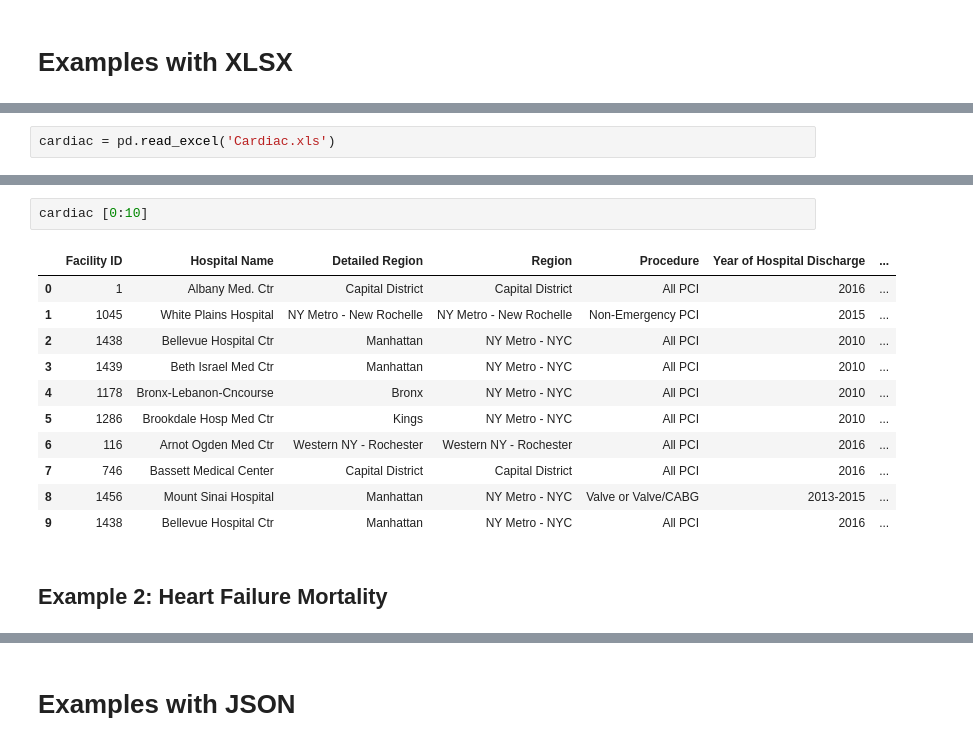
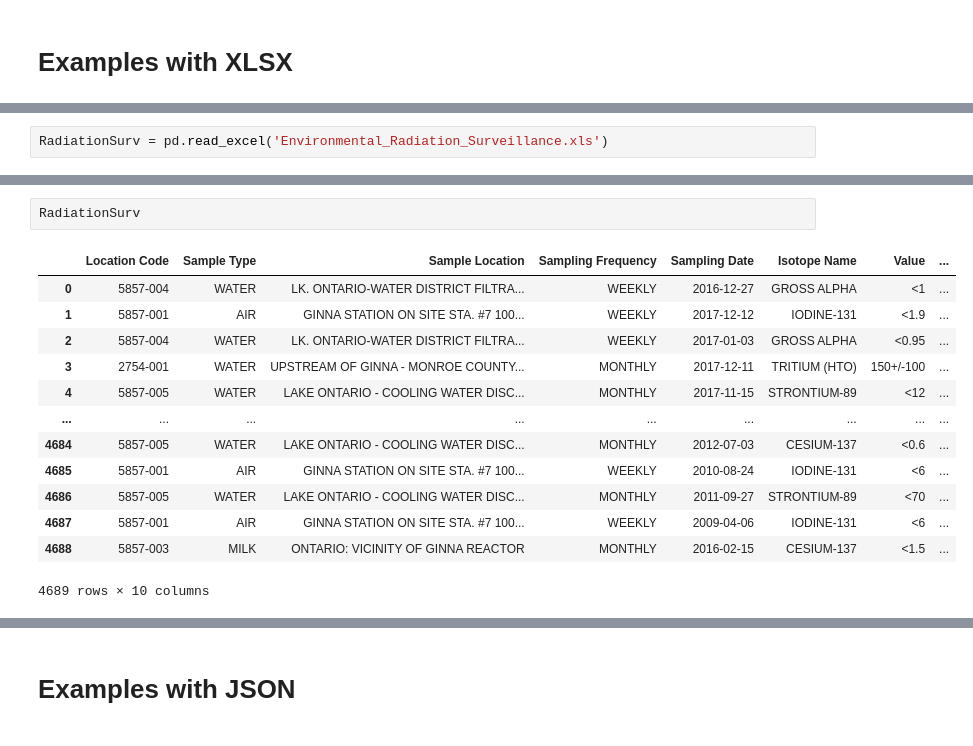
Before and after one commit to EugeneHsiung/datasci_1_loading, a Jupyter notebook: HHA507W1_Intro.ipynb, the cells around one changed output, grey strips where cells are left out. Drawn from its saved outputs; the diff is of its cells as text.

```diff
--- a/HHA507W1_Intro.ipynb
+++ b/HHA507W1_Intro.ipynb
@@ -82,2 +169,2 @@ AHMonth[0:10]
 # %%
-cardiac = pd.read_excel('Cardiac.xls')
+RadiationSurv = pd.read_excel('Environmental_Radiation_Surveillance.xls')
@@ -100,16 +171,16 @@ cardiac
-# %%
-cardiac [0:10]
-# %% [output]
-|  | Facility ID | Hospital Name | Detailed Region | Region | Procedure | Year of Hospital Discharge | ... |
-| 0 | 1 | Albany Med. Ctr | Capital District | Capital District | All PCI | 2016 | ... |
-| 1 | 1045 | White Plains Hospital | NY Metro - New Rochelle | NY Metro - New Rochelle | Non-Emergency PCI | 2015 | ... |
-| 2 | 1438 | Bellevue Hospital Ctr | Manhattan | NY Metro - NYC | All PCI | 2010 | ... |
-| 3 | 1439 | Beth Israel Med Ctr | Manhattan | NY Metro - NYC | All PCI | 2010 | ... |
-| 4 | 1178 | Bronx-Lebanon-Cncourse | Bronx | NY Metro - NYC | All PCI | 2010 | ... |
-| 5 | 1286 | Brookdale Hosp Med Ctr | Kings | NY Metro - NYC | All PCI | 2010 | ... |
-| 6 | 116 | Arnot Ogden Med Ctr | Western NY - Rochester | Western NY - Rochester | All PCI | 2016 | ... |
-| 7 | 746 | Bassett Medical Center | Capital District | Capital District | All PCI | 2016 | ... |
-| 8 | 1456 | Mount Sinai Hospital | Manhattan | NY Metro - NYC | Valve or Valve/CABG | 2013-2015 | ... |
-| 9 | 1438 | Bellevue Hospital Ctr | Manhattan | NY Metro - NYC | All PCI | 2016 | ... |
-# %% [markdown]
-## Example 2: Heart Failure Mortality
+# %%
+RadiationSurv
+# %% [output]
+|  | Location Code | Sample Type | Sample Location | Sampling Frequency | Sampling Date | Isotope Name | Value | ... |
+| 0 | 5857-004 | WATER | LK. ONTARIO-WATER DISTRICT FILTRA... | WEEKLY | 2016-12-27 | GROSS ALPHA | <1 | ... |
+| 1 | 5857-001 | AIR | GINNA STATION ON SITE STA. #7 100... | WEEKLY | 2017-12-12 | IODINE-131 | <1.9 | ... |
+| 2 | 5857-004 | WATER | LK. ONTARIO-WATER DISTRICT FILTRA... | WEEKLY | 2017-01-03 | GROSS ALPHA | <0.95 | ... |
+| 3 | 2754-001 | WATER | UPSTREAM OF GINNA - MONROE COUNTY... | MONTHLY | 2017-12-11 | TRITIUM (HTO) | 150+/-100 | ... |
+| 4 | 5857-005 | WATER | LAKE ONTARIO - COOLING WATER DISC... | MONTHLY | 2017-11-15 | STRONTIUM-89 | <12 | ... |
+| ... | ... | ... | ... | ... | ... | ... | ... | ... |
+| 4684 | 5857-005 | WATER | LAKE ONTARIO - COOLING WATER DISC... | MONTHLY | 2012-07-03 | CESIUM-137 | <0.6 | ... |
+| 4685 | 5857-001 | AIR | GINNA STATION ON SITE STA. #7 100... | WEEKLY | 2010-08-24 | IODINE-131 | <6 | ... |
+| 4686 | 5857-005 | WATER | LAKE ONTARIO - COOLING WATER DISC... | MONTHLY | 2011-09-27 | STRONTIUM-89 | <70 | ... |
+| 4687 | 5857-001 | AIR | GINNA STATION ON SITE STA. #7 100... | WEEKLY | 2009-04-06 | IODINE-131 | <6 | ... |
+| 4688 | 5857-003 | MILK | ONTARIO: VICINITY OF GINNA REACTOR | MONTHLY | 2016-02-15 | CESIUM-137 | <1.5 | ... |
+4689 rows × 10 columns
```
Also changed, not shown: parts of 56 cells of this notebook.
